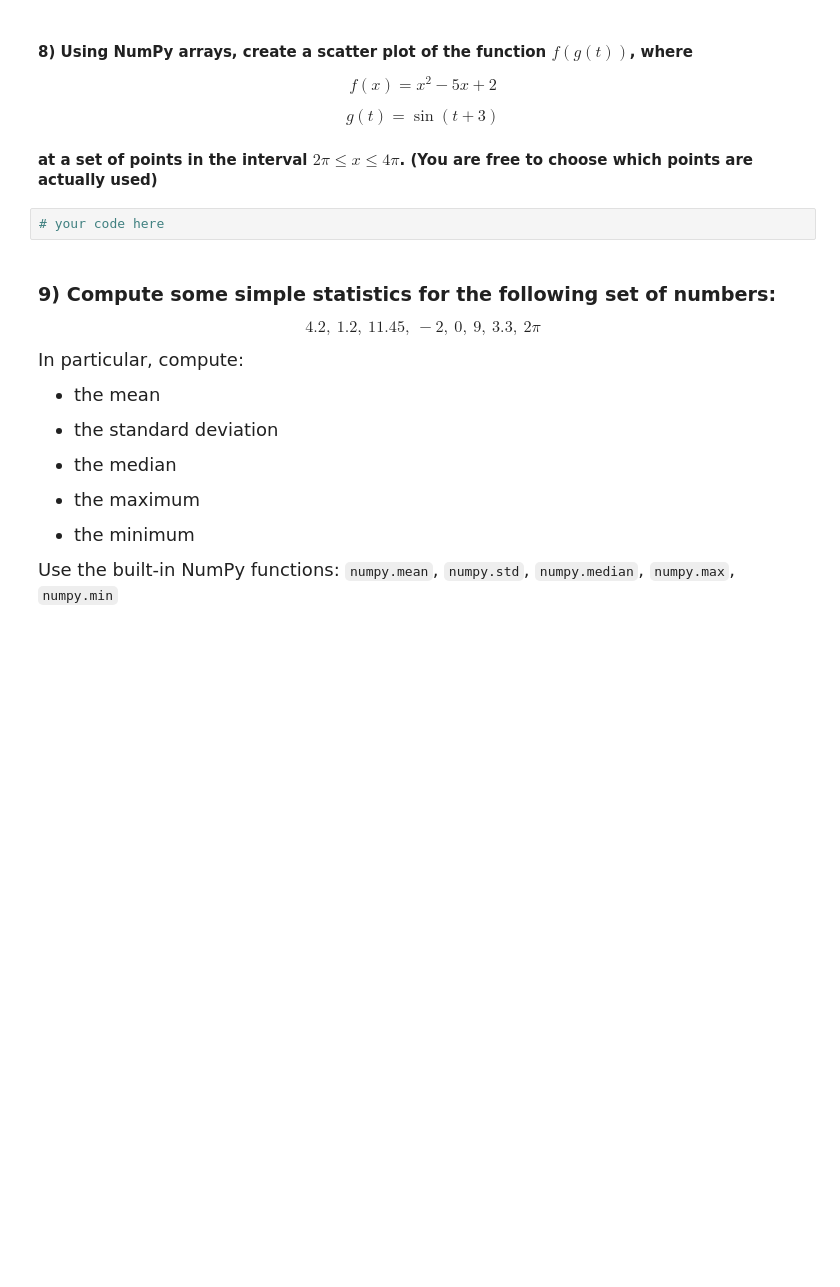
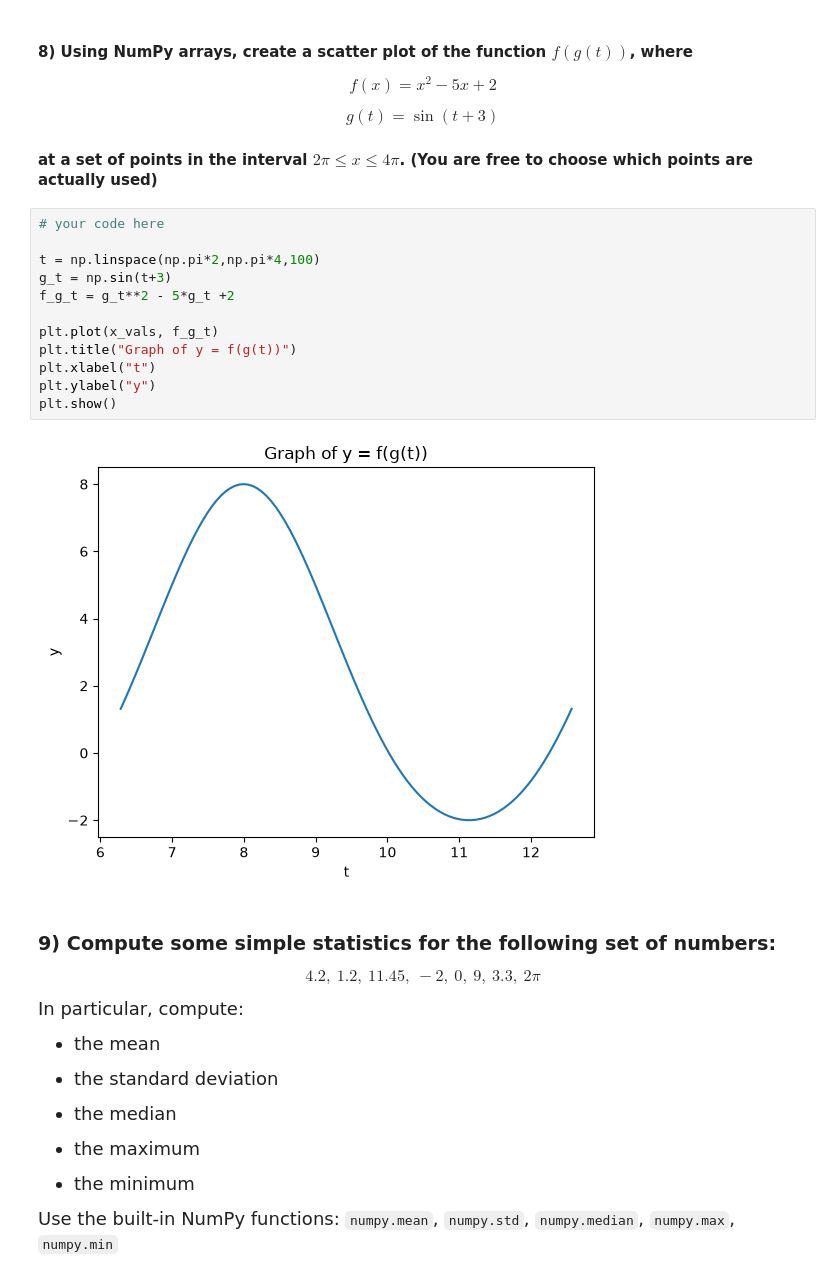
Before and after one commit to katiejoohongkang-cloud/datasci151fall2026, a Jupyter notebook: lecture_04_other_sequence_objects/Lecture04 copy.ipynb, the cells around one changed output. Saved outputs shown, nothing was run; the diff lists cells and outputs as text; blank space fills up the shorter version.

```diff
--- a/lecture_04_other_sequence_objects/Lecture04 copy.ipynb
+++ b/lecture_04_other_sequence_objects/Lecture04 copy.ipynb
@@ -651,6 +744,18 @@ $$ g(t) = \sin(t + 3) $$
 #### at a set of points in the interval $2\pi \leq x \leq 4\pi$. (You are free to choose which points are actually used)
 # %%
 # your code here
+
+t = np.linspace(np.pi*2,np.pi*4,100)
+g_t = np.sin(t+3)
+f_g_t = g_t**2 - 5*g_t +2
+
+plt.plot(x_vals, f_g_t)
+plt.title("Graph of y = f(g(t))")
+plt.xlabel("t")
+plt.ylabel("y")
+plt.show()
+# %% [output]
+[figure, added]
 # %% [markdown]
 ### **9)** Compute some simple statistics for the following set of numbers:
 
```
Also changed, not shown: parts of 13 cells of this notebook.
